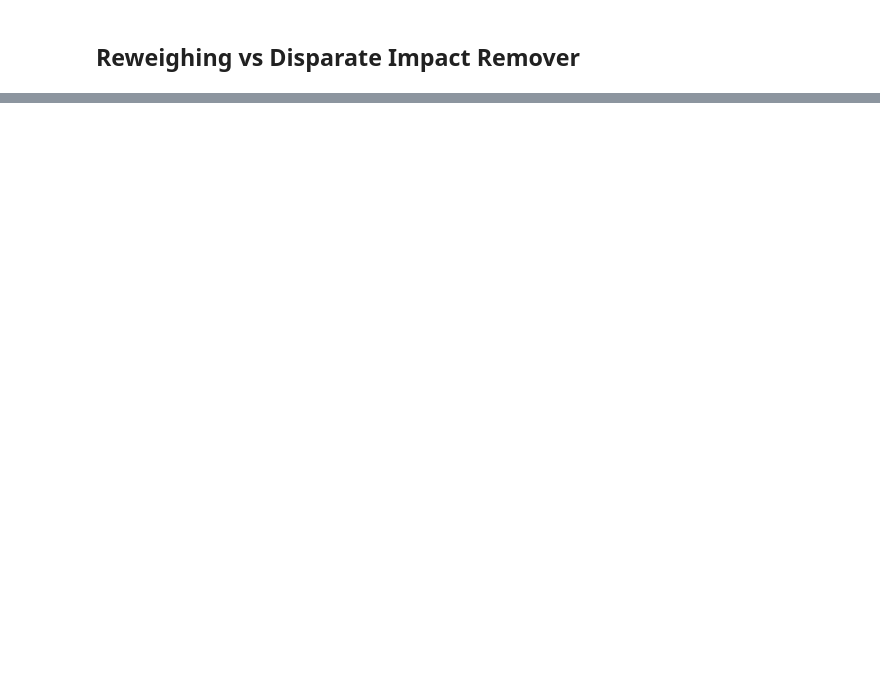
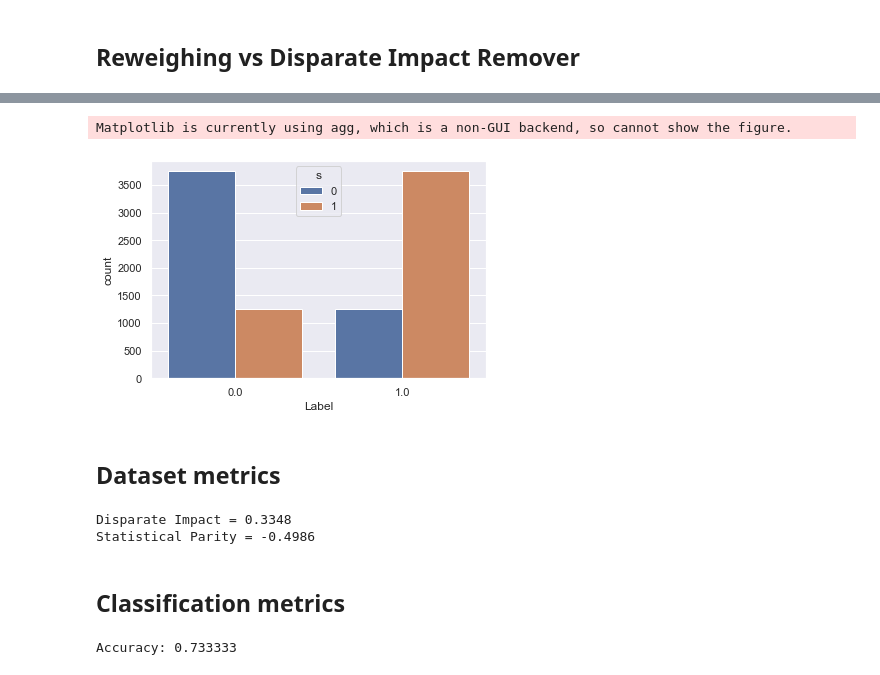
Before and after one commit to giordanoDaloisio/bias-mitigation-methods, a Jupyter notebook: bias-methods-comparison.ipynb, the cells around one changed output, grey strips where cells are left out. Cells and saved outputs as stored; diff of their text form; code cells hidden in the pictures; blank space fills up the shorter version.

```diff
--- a/bias-methods-comparison.ipynb
+++ b/bias-methods-comparison.ipynb
@@ -740,0 +698,11 @@ the protected subgroup is lost, while retaining as much other information as pos
+# %%
+ax = sns.barplot(
+    x=10, y='count',
+    hue='s',
+    data=bias_bal_data.groupby('s')[10].value_counts().rename('count').reset_index(),
+)
+ax.set(xlabel= 'Label')
+plt.show()
+# %% [output]
+Matplotlib is currently using agg, which is a non-GUI backend, so cannot show the figure.
+[figure, added]
@@ -740,0 +711,9 @@ the protected subgroup is lost, while retaining as much other information as pos
+# %% [markdown]
+## Dataset metrics
+# %%
+bal_metrics = compute_dataset_fairness_metrics(bias_bal_bin, unprivileged_group, privileged_group)
+# %% [output]
+Disparate Impact = 0.3348
+Statistical Parity = -0.4986
+# %% [markdown]
+## Classification metrics
@@ -740,0 +724,7 @@ the protected subgroup is lost, while retaining as much other information as pos
+# %%
+pipe = make_pipeline(StandardScaler(), LogisticRegression())
+pipe.fit(x_train, y_train)
+score = cross_val_score(pipe, x_test, y_test)
+print("Accuracy: %f" % np.mean(score))
+# %% [output]
+Accuracy: 0.733333
```
Also changed, not shown: parts of 85 cells of this notebook, 1 other file.
